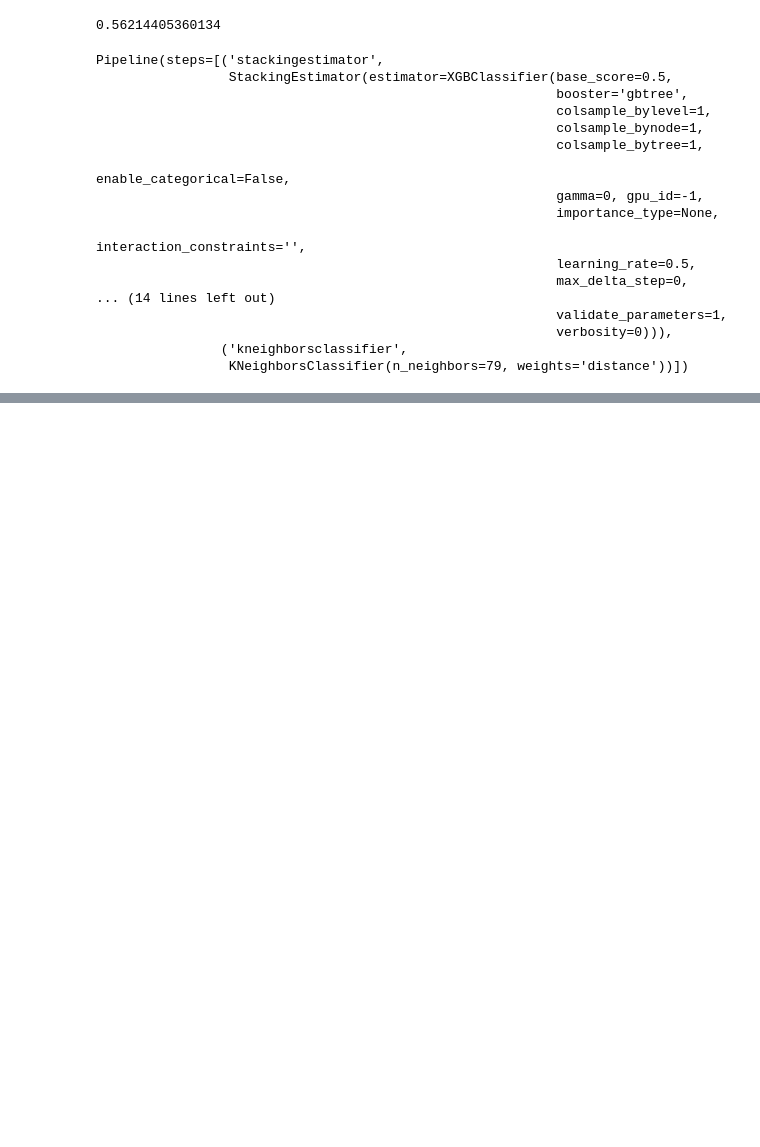
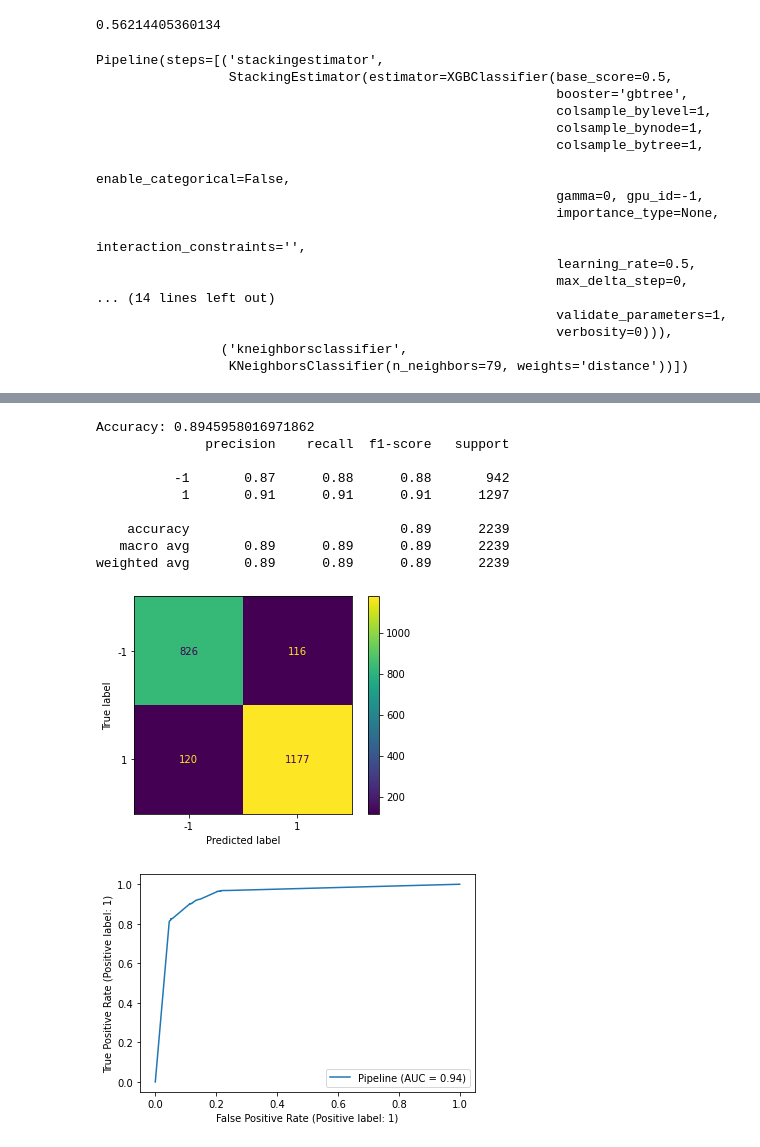
Before and after one commit to rparthas/data, a Jupyter notebook: hackathons/Phishing.ipynb, the cells around one changed output, grey strips where cells are left out. Drawn from its saved outputs; the diff is of its cells as text; code cells hidden in the pictures; blank space fills up the shorter version.

```diff
--- a/hackathons/Phishing.ipynb
+++ b/hackathons/Phishing.ipynb
@@ -127,0 +215,19 @@ plot_confusion_matrix(model, X_test, y_test)
+# %%
+model = make_pipeline(
+    StackingEstimator(estimator=DecisionTreeClassifier(criterion="gini", max_depth=3, min_samples_leaf=14, min_samples_split=12)),
+    KNeighborsClassifier(n_neighbors=3, p=1, weights="distance")
+)
+model.fit(X_train,y_train)
+print_scores(model,X_test,y_test)
+# %% [output]
+Accuracy: 0.8945958016971862
+              precision    recall  f1-score   support
+
+          -1       0.87      0.88      0.88       942
+           1       0.91      0.91      0.91      1297
+
+    accuracy                           0.89      2239
+   macro avg       0.89      0.89      0.89      2239
+weighted avg       0.89      0.89      0.89      2239
+[figure, added]
+[figure, added]
```
Also changed, not shown: parts of 25 cells of this notebook.
